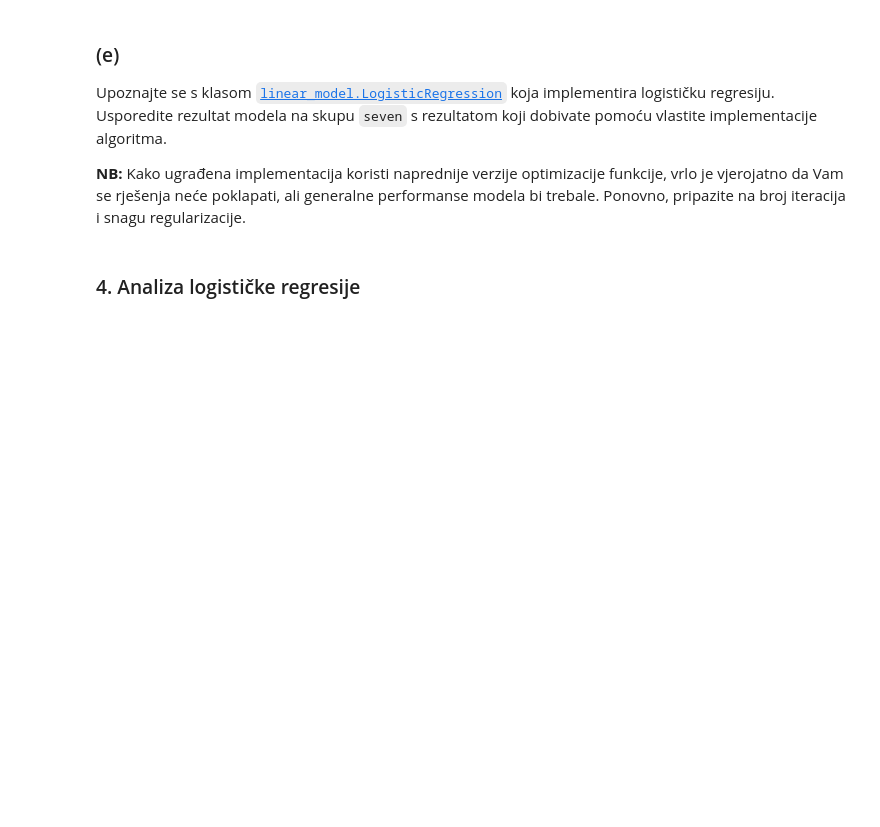
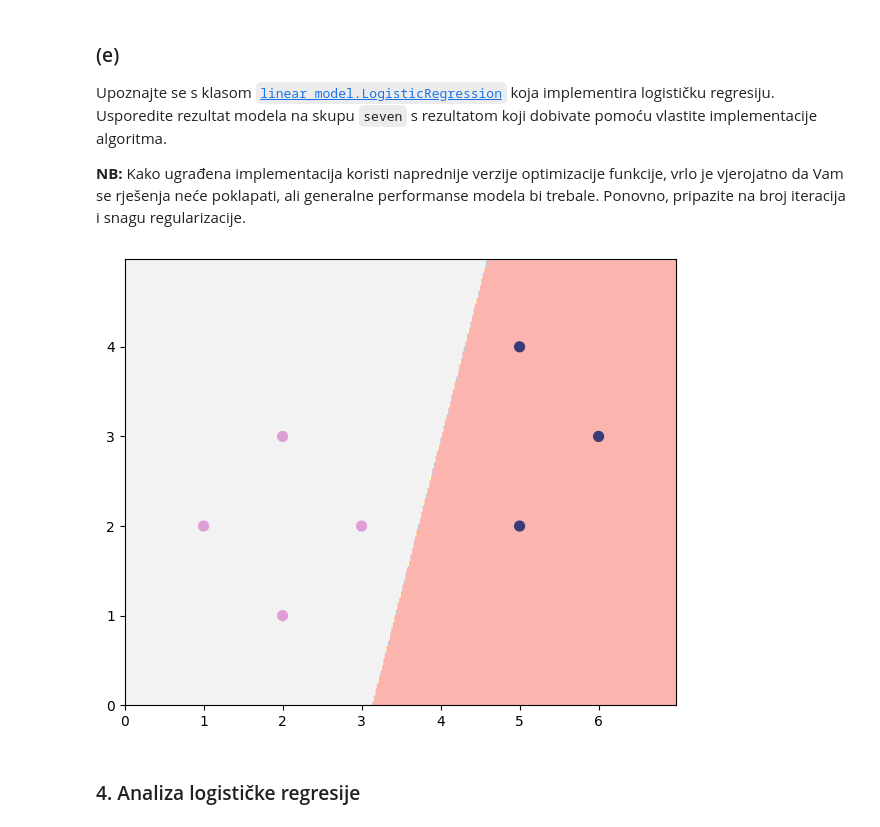
Before and after one commit to fran-galic/Machine-Learning-1, a Jupyter notebook: lab2/SU1-2025-LAB2.ipynb, the cells around one changed output. Drawn from its saved outputs; the diff is of its cells as text; code cells hidden in the pictures; blank space fills up the shorter version.

```diff
--- a/lab2/SU1-2025-LAB2.ipynb
+++ b/lab2/SU1-2025-LAB2.ipynb
@@ -340,3 +386,11 @@ from sklearn.linear_model import LogisticRegression
+# %%
+from sklearn.linear_model import LogisticRegression
+
+model = LogisticRegression(penalty=None, max_iter=2000)
+model.fit(seven_X, seven_y)
+plot_2d_clf_problem(seven_X, seven_y, h=model.predict)
+# %% [output]
+[figure, added]
 # %% [markdown]
 ### 4. Analiza logističke regresije
 # %% [markdown]
```
Also changed, not shown: parts of 19 cells of this notebook.
